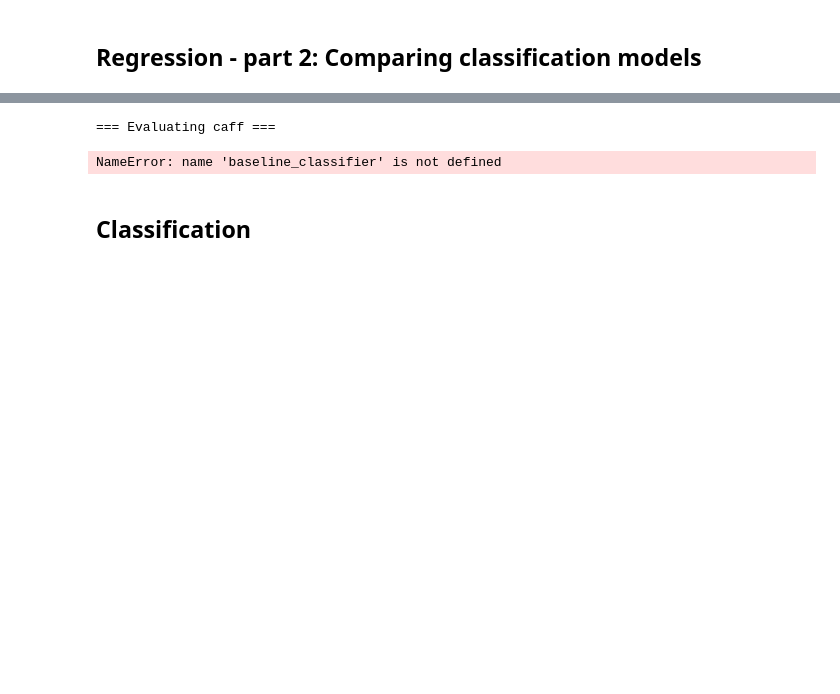
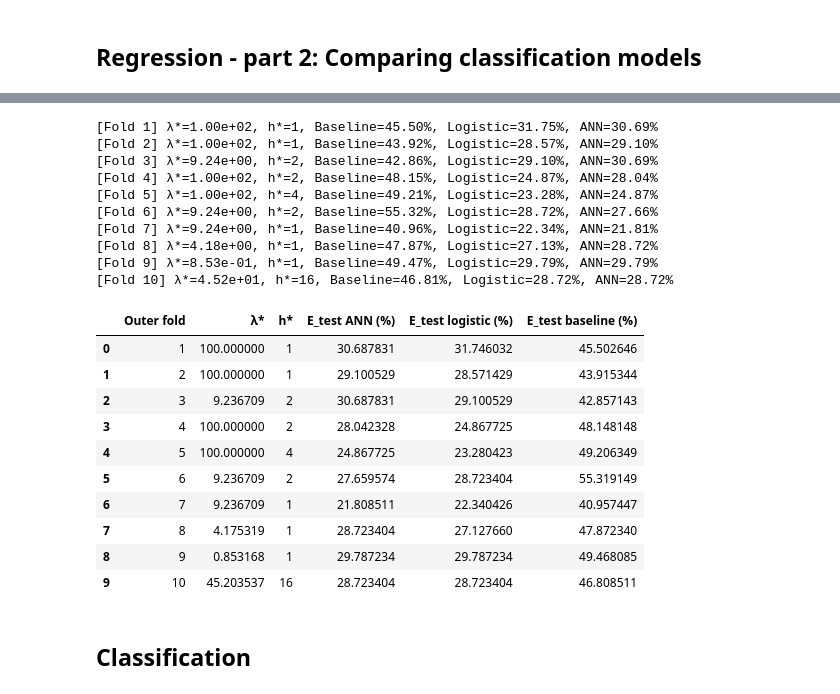
Before and after one commit to joshinsky/machine_learning_group35, a Jupyter notebook: Project_2.ipynb, the cells around one changed output, grey strips where cells are left out. Saved outputs shown, nothing was run; the diff lists cells and outputs as text; code cells hidden in the pictures; blank space fills up the shorter version.

```diff
--- a/Project_2.ipynb
+++ b/Project_2.ipynb
@@ -780,31 +577,0 @@ def plot_logistic_results(results_dict, drug_name):
-# %%
-# run evaluation on each drug
-def evaluate_drug(X, y, drug_name, test_size=0.2):
-    print(f"\n=== Evaluating {drug_name} ===")
-
-    # Train/test split
-    X_train, X_test, y_train, y_test = create_train_test(X, y, test_size=test_size)
-
-    # Baseline
-    baseline_err, majority_class = baseline_classifier(y_train, y_test)
-    print(f"Baseline error rate: {baseline_err:.3f}, majority class={majority_class}")
-
-    # Logistic regression
-    results_logreg = logistic_regression_classifier(X_train, y_train, X_test, y_test)
-    print(f"Logistic regression minimum test error: {results_logreg['min_error']:.3f} at λ={results_logreg['opt_lambda']:.2g}")
-
-    # Plot results
-    plot_logistic_results(results_logreg, drug_name)
-
-    return baseline_err, results_logreg
-
-drug_results = {}
-for drug in y_clas:
-    baseline_error, logreg_results = evaluate_drug(X_clas, y_clas[drug], drug_name=drug)
-    drug_results[drug] = {
-        'baseline_error': baseline_error,
-        'logreg_results': logreg_results
-    }
-# %% [output]
-=== Evaluating caff ===
-NameError: name 'baseline_classifier' is not defined
@@ -811,3 +737,28 @@ NameError: name 'baseline_classifier' is not defined
+# %%
+results_ann = two_level_cv_ann(X_clas, y_clas['cannabis'], h_values=[1, 2, 4, 8, 16, 32])
+display(results_ann)
+# %% [output]
+[Fold 1] λ*=1.00e+02, h*=1, Baseline=45.50%, Logistic=31.75%, ANN=30.69%
+[Fold 2] λ*=1.00e+02, h*=1, Baseline=43.92%, Logistic=28.57%, ANN=29.10%
+[Fold 3] λ*=9.24e+00, h*=2, Baseline=42.86%, Logistic=29.10%, ANN=30.69%
+[Fold 4] λ*=1.00e+02, h*=2, Baseline=48.15%, Logistic=24.87%, ANN=28.04%
+[Fold 5] λ*=1.00e+02, h*=4, Baseline=49.21%, Logistic=23.28%, ANN=24.87%
+[Fold 6] λ*=9.24e+00, h*=2, Baseline=55.32%, Logistic=28.72%, ANN=27.66%
+[Fold 7] λ*=9.24e+00, h*=1, Baseline=40.96%, Logistic=22.34%, ANN=21.81%
+[Fold 8] λ*=4.18e+00, h*=1, Baseline=47.87%, Logistic=27.13%, ANN=28.72%
+[Fold 9] λ*=8.53e-01, h*=1, Baseline=49.47%, Logistic=29.79%, ANN=29.79%
+[Fold 10] λ*=4.52e+01, h*=16, Baseline=46.81%, Logistic=28.72%, ANN=28.72%
+|  | Outer fold | λ* | h* | E_test ANN (%) | E_test logistic (%) | E_test baseline (%) |
+| 0 | 1 | 100.000000 | 1 | 30.687831 | 31.746032 | 45.502646 |
+| 1 | 2 | 100.000000 | 1 | 29.100529 | 28.571429 | 43.915344 |
+| 2 | 3 | 9.236709 | 2 | 30.687831 | 29.100529 | 42.857143 |
+| 3 | 4 | 100.000000 | 2 | 28.042328 | 24.867725 | 48.148148 |
+| 4 | 5 | 100.000000 | 4 | 24.867725 | 23.280423 | 49.206349 |
+| 5 | 6 | 9.236709 | 2 | 27.659574 | 28.723404 | 55.319149 |
+| 6 | 7 | 9.236709 | 1 | 21.808511 | 22.340426 | 40.957447 |
+| 7 | 8 | 4.175319 | 1 | 28.723404 | 27.127660 | 47.872340 |
+| 8 | 9 | 0.853168 | 1 | 29.787234 | 29.787234 | 49.468085 |
+| 9 | 10 | 45.203537 | 16 | 28.723404 | 28.723404 | 46.808511 |
 # %% [markdown]
 ## Classification
 # %%
```
Also changed, not shown: parts of 16 cells of this notebook.
